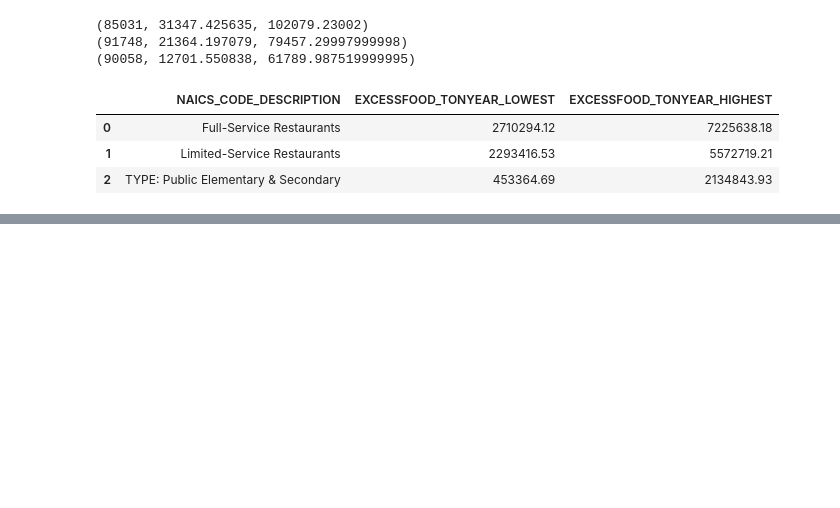
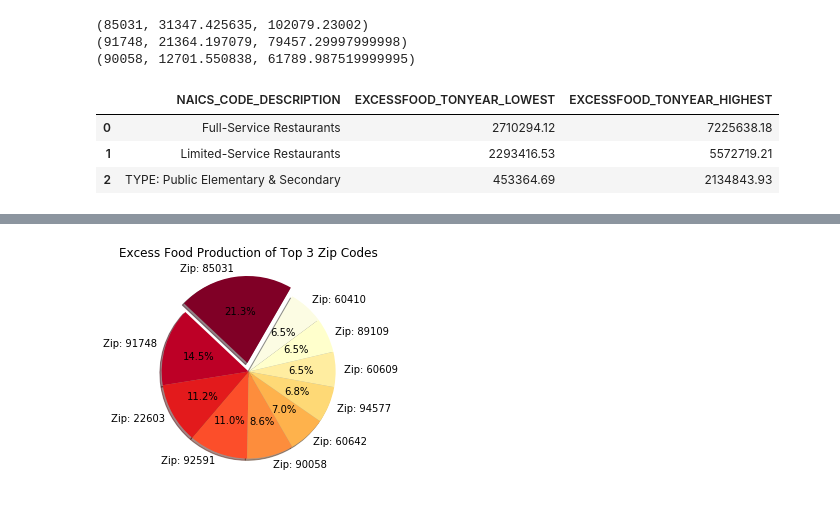
Before and after one commit to m-duval/restaurant_foodbank_analysis, a Jupyter notebook: db_creation.ipynb, the cells around one changed output, grey strips where cells are left out. Saved outputs shown, nothing was run; the diff lists cells and outputs as text; code cells hidden in the pictures; blank space fills up the shorter version.

```diff
--- a/db_creation.ipynb
+++ b/db_creation.ipynb
@@ -265,0 +332,21 @@ conn.close()
+# %%
+# TOP 10 EXCESS
+
+labels_top10_low = (['Zip: 85031', 'Zip: 91748', 'Zip: 22603', 'Zip: 92591', 'Zip: 90058',
+                     'Zip: 60642', 'Zip: 94577', 'Zip: 60609', 'Zip: 89109', 'Zip: 60410'])
+explode_top10_low = [.1,0,0,0,0,0,0,0,0,0]
+colors_top10_low = ['#800026', '#bd0026', '#e31a1c', '#fc4e2a', '#fd8d3c', '#feb24c', '#fed976', '#ffeda0', '#ffffcc', '#fcfce3']
+
+fig4, ax4 = plt.subplots()
+ax4.pie(top_10_low_zip['EXCESSFOOD_TONYEAR_LOWEST'],
+        labels=labels_top10_low,
+        explode = explode_top10_low,
+        colors=colors_top10_low,
+        autopct='%1.1f%%',
+        shadow=True,
+        startangle=60)
+ax4.set(aspect='equal',title = 'Excess Food Production of Top 3 Zip Codes')
+plt.savefig('images/top10breakdown.jpg')
+plt.show()
+# %% [output]
+[figure, added]
```
Also changed, not shown: parts of 7 cells of this notebook, 4 other files.
